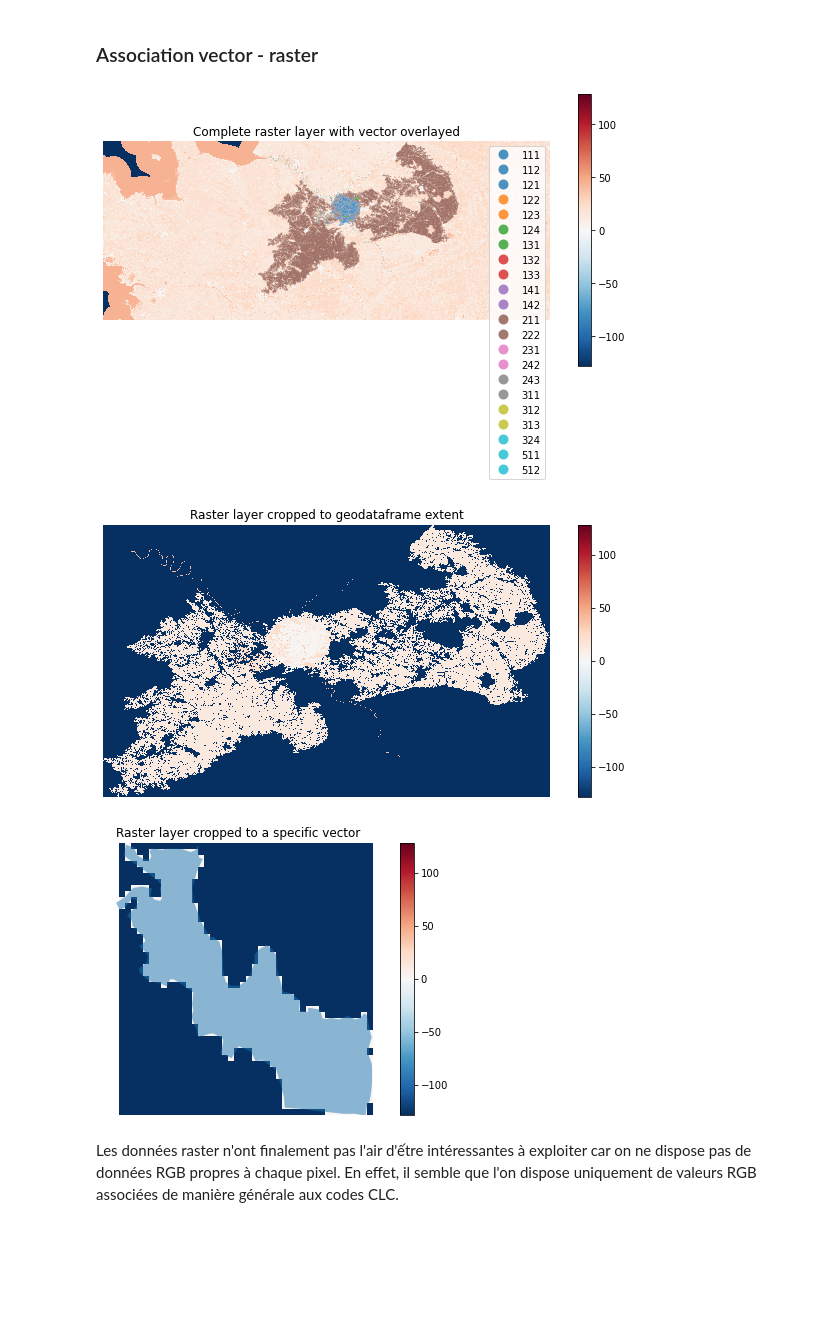
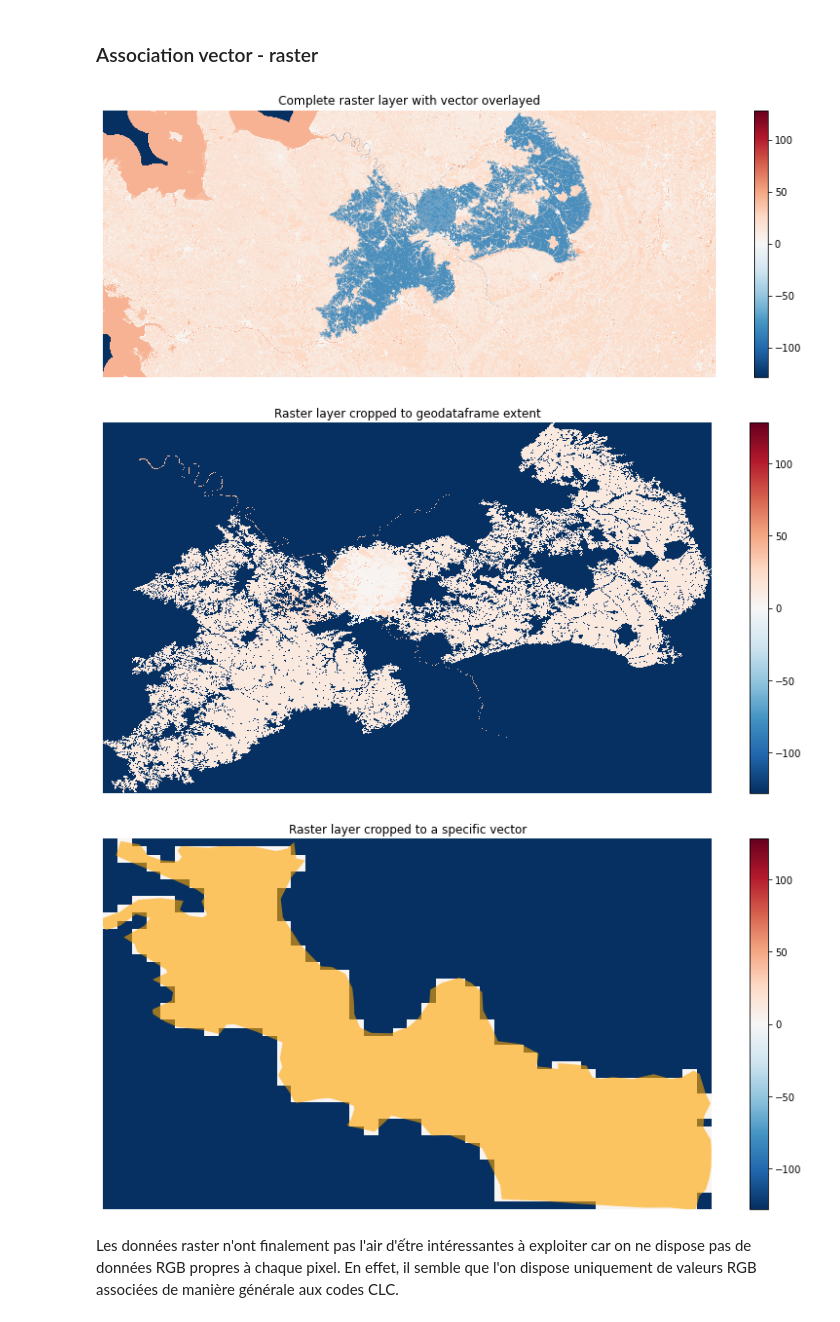
Before and after one commit to massimovenuti/clc-graph-deep-learning, a Jupyter notebook: clc.ipynb, the cells around one changed output. Cells and saved outputs as stored; diff of their text form; code cells hidden in the pictures; blank space fills up the shorter version.

```diff
--- a/clc.ipynb
+++ b/clc.ipynb
@@ -58,7 +58,7 @@ zones
  'zones-71',
  'zone-11']
 # %%
-zone_11_gdf = gpd.read_file("data/zones.gpkg", layer="zone-11")
+zone_11_gdf = gpd.read_file("data/zones/zones.gpkg", layer="zone-11")
 zone_11_gdf.head()
 # %% [output]
 |  | OBJECTID | Code_18 | Remark | Area_Ha | ID | geometry |
@@ -243,9 +263,9 @@ Geopandas ne gère pas les données raster, il faut un outil pour les exploiter:
 À l'aide de QGIS, j'ai extrait manuellement une zone de la carte complète qui contient celle du jeu de données vectoriel.
 # %%
 # raster = rxr.open_rasterio('data/zone-11.tif', masked=True).squeeze()
-raster = rxr.open_rasterio('data/zone-11.tif').squeeze()
+raster = rxr.open_rasterio('data/zones/zone-11.tif').squeeze()
 
-f, ax = plt.subplots(figsize=(10, 4))
+f, ax = plt.subplots(figsize=(14, 5))
 raster.plot.imshow(ax=ax)
 ax.set(title="Raster layer (zone 11)")
 ax.set_axis_off()
@@ -257,40 +277,36 @@ plt.show()
 # %% [markdown]
 ### Association vector - raster
 # %%
-f, ax = plt.subplots(figsize=(10, 5))
+f, ax = plt.subplots(figsize=(14, 5))
+zone_11_gdf.plot(ax=ax, alpha=.8)
 raster.plot.imshow(ax=ax)
-zone_11_gdf.plot(column="Code_18", legend=True, ax=ax, alpha=.8)
 ax.set(title="Complete raster layer with vector overlayed")
 ax.set_axis_off()
 plt.show()
 # %% [output]
-[figure, old version]
+[figure, new version]
 # %%
 raster_clipped = raster.rio.clip(zone_11_gdf.geometry.apply(mapping),
                                  # This is needed if your zone_11_gdf is in a diff CRS than the raster data
                                  zone_11_gdf.crs)
 
-f, ax = plt.subplots(figsize=(10, 5))
+f, ax = plt.subplots(figsize=(14, 7))
 raster_clipped.plot(ax=ax)
 ax.set(title="Raster layer cropped to geodataframe extent")
 ax.set_axis_off()
 plt.show()
 # %% [output]
-[figure, old version]
+[figure, new version]
 # %%
 test = raster.rio.clip(zone_11_gdf.geometry[1].geoms)
 
-f, ax = plt.subplots(figsize=(10, 5))
-
+f, ax = plt.subplots(figsize=(14, 7))
+zone_11_gdf.loc[[1], 'geometry'].plot(ax=ax, color="orange", alpha=.6)
 test.plot.imshow(ax=ax)
-
-zone_11_gdf.loc[[1], 'geometry'].plot(ax=ax, alpha=.5)
-
 ax.set(title="Raster layer cropped to a specific vector")
-
 ax.set_axis_off()
 plt.show()
 # %% [output]
-[figure, old version]
+[figure, new version]
 # %% [markdown]
 Les données raster n'ont finalement pas l'air d'ếtre intéressantes à exploiter car on ne dispose pas de données RGB propres à chaque pixel. En effet, il semble que l'on dispose uniquement de valeurs RGB associées de manière générale aux codes CLC.
```
Also changed, not shown: parts of 67 cells of this notebook, 26 other files.
